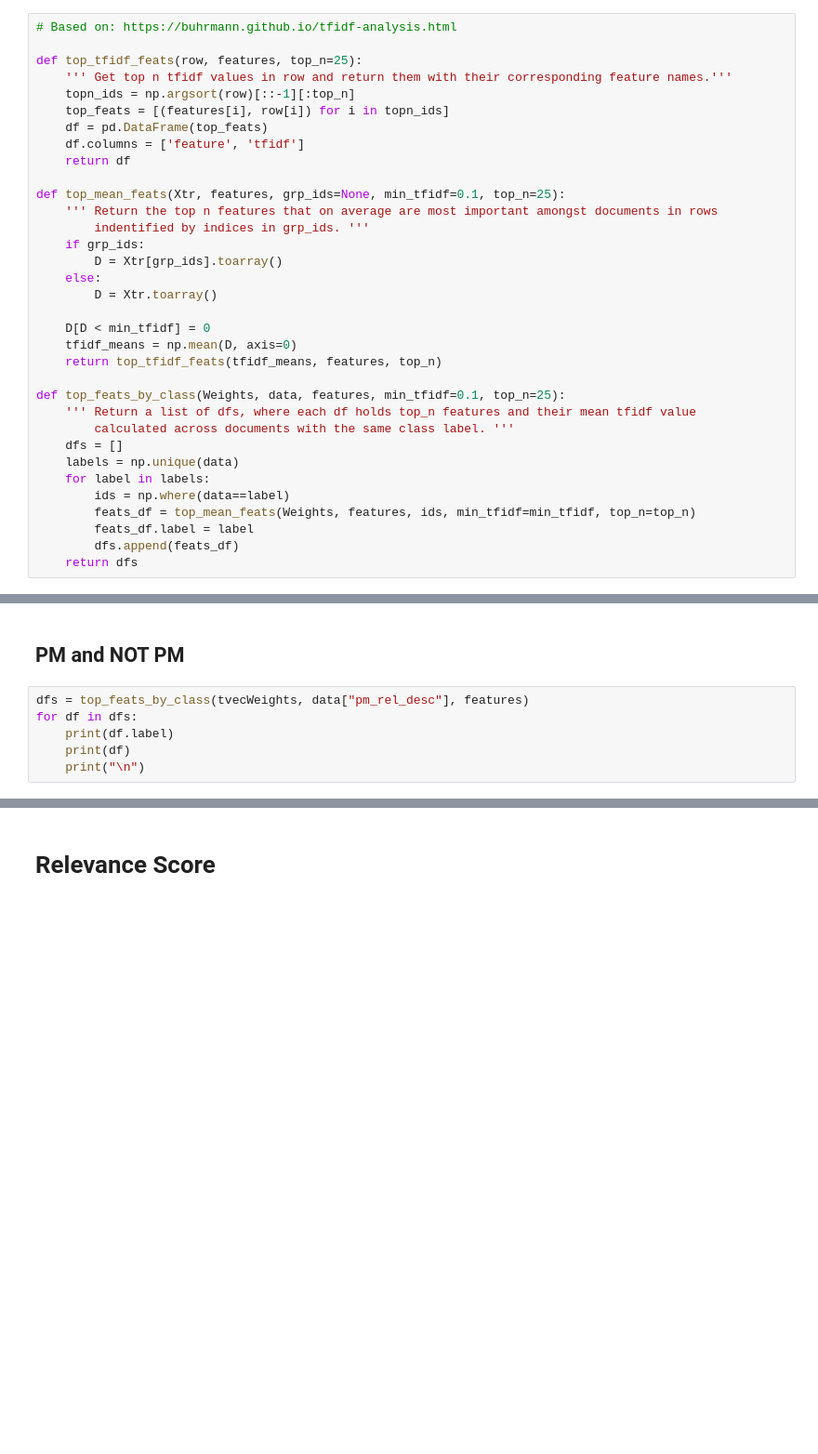
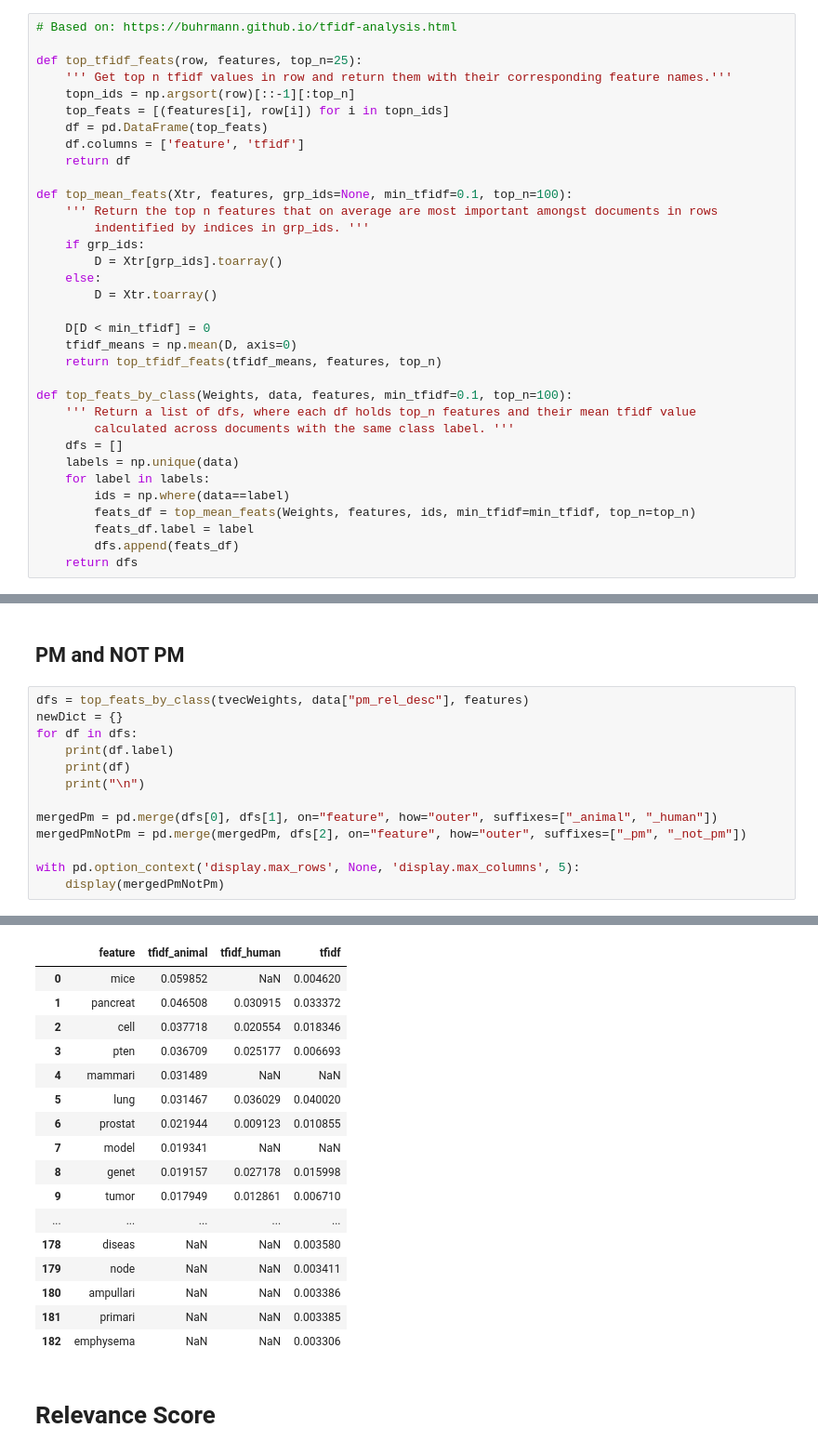
Before and after one commit to hyperlist/trec-pm, a Jupyter notebook: notebooks/tfidf.ipynb, the cells around one changed output, grey strips where cells are left out. Shown: that part at 93% size. Saved outputs shown, nothing was run; the diff lists cells and outputs as text; blank space fills up the shorter version.

Commit message:
Merged tfidf results for animal pm, human pm and not pm #3

```diff
--- a/notebooks/tfidf.ipynb
+++ b/notebooks/tfidf.ipynb
@@ -148,7 +148,7 @@ def top_tfidf_feats(row, features, top_n=25):
     df.columns = ['feature', 'tfidf']
     return df
 
-def top_mean_feats(Xtr, features, grp_ids=None, min_tfidf=0.1, top_n=25):
+def top_mean_feats(Xtr, features, grp_ids=None, min_tfidf=0.1, top_n=100):
     ''' Return the top n features that on average are most important amongst documents in rows
         indentified by indices in grp_ids. '''
     if grp_ids:
@@ -160,7 +160,7 @@ def top_mean_feats(Xtr, features, grp_ids=None, min_tfidf=0.1, top_n=25):
     tfidf_means = np.mean(D, axis=0)
     return top_tfidf_feats(tfidf_means, features, top_n)
 
-def top_feats_by_class(Weights, data, features, min_tfidf=0.1, top_n=25):
+def top_feats_by_class(Weights, data, features, min_tfidf=0.1, top_n=100):
     ''' Return a list of dfs, where each df holds top_n features and their mean tfidf value
         calculated across documents with the same class label. '''
     dfs = []
@@ -179,9 +179,16 @@ features = vec.get_feature_names()
 ## PM and NOT PM
 # %%
 dfs = top_feats_by_class(tvecWeights, data["pm_rel_desc"], features)
+newDict = {}
 for df in dfs:
     print(df.label)
     print(df)
     print("\n")
+
+mergedPm = pd.merge(dfs[0], dfs[1], on="feature", how="outer", suffixes=["_animal", "_human"])
+mergedPmNotPm = pd.merge(mergedPm, dfs[2], on="feature", how="outer", suffixes=["_pm", "_not_pm"])
+
+with pd.option_context('display.max_rows', None, 'display.max_columns', 5):
+    display(mergedPmNotPm)
 # %% [output]
 Animal PM
@@ -204,3 +211,20 @@ Animal PM
+|  | feature | tfidf_animal | tfidf_human | tfidf |
+| 0 | mice | 0.059852 | NaN | 0.004620 |
+| 1 | pancreat | 0.046508 | 0.030915 | 0.033372 |
+| 2 | cell | 0.037718 | 0.020554 | 0.018346 |
+| 3 | pten | 0.036709 | 0.025177 | 0.006693 |
+| 4 | mammari | 0.031489 | NaN | NaN |
+| 5 | lung | 0.031467 | 0.036029 | 0.040020 |
+| 6 | prostat | 0.021944 | 0.009123 | 0.010855 |
+| 7 | model | 0.019341 | NaN | NaN |
+| 8 | genet | 0.019157 | 0.027178 | 0.015998 |
+| 9 | tumor | 0.017949 | 0.012861 | 0.006710 |
+| ... | ... | ... | ... | ... |
+| 178 | diseas | NaN | NaN | 0.003580 |
+| 179 | node | NaN | NaN | 0.003411 |
+| 180 | ampullari | NaN | NaN | 0.003386 |
+| 181 | primari | NaN | NaN | 0.003385 |
+| 182 | emphysema | NaN | NaN | 0.003306 |
 # %% [markdown]
 # Relevance Score
 # %%
```
Also changed, not shown: parts of 1 cell of this notebook.
